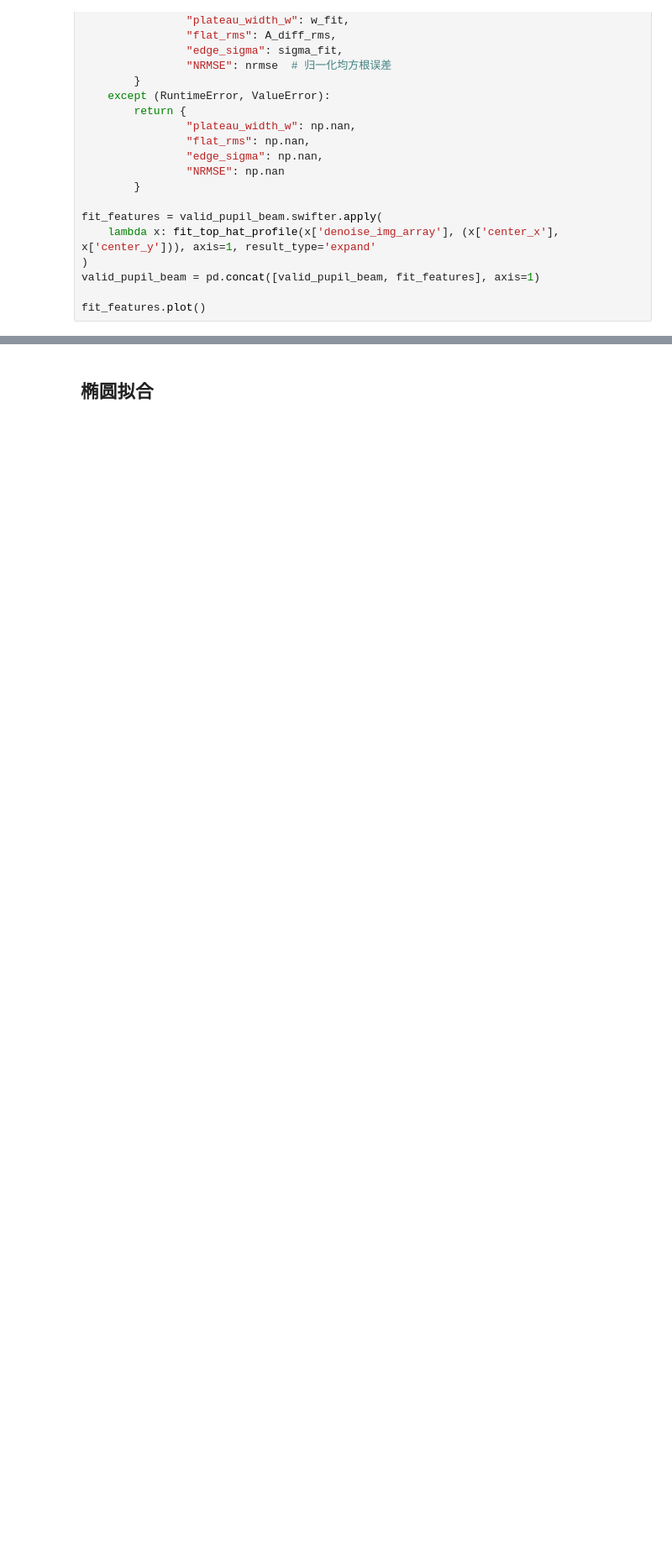
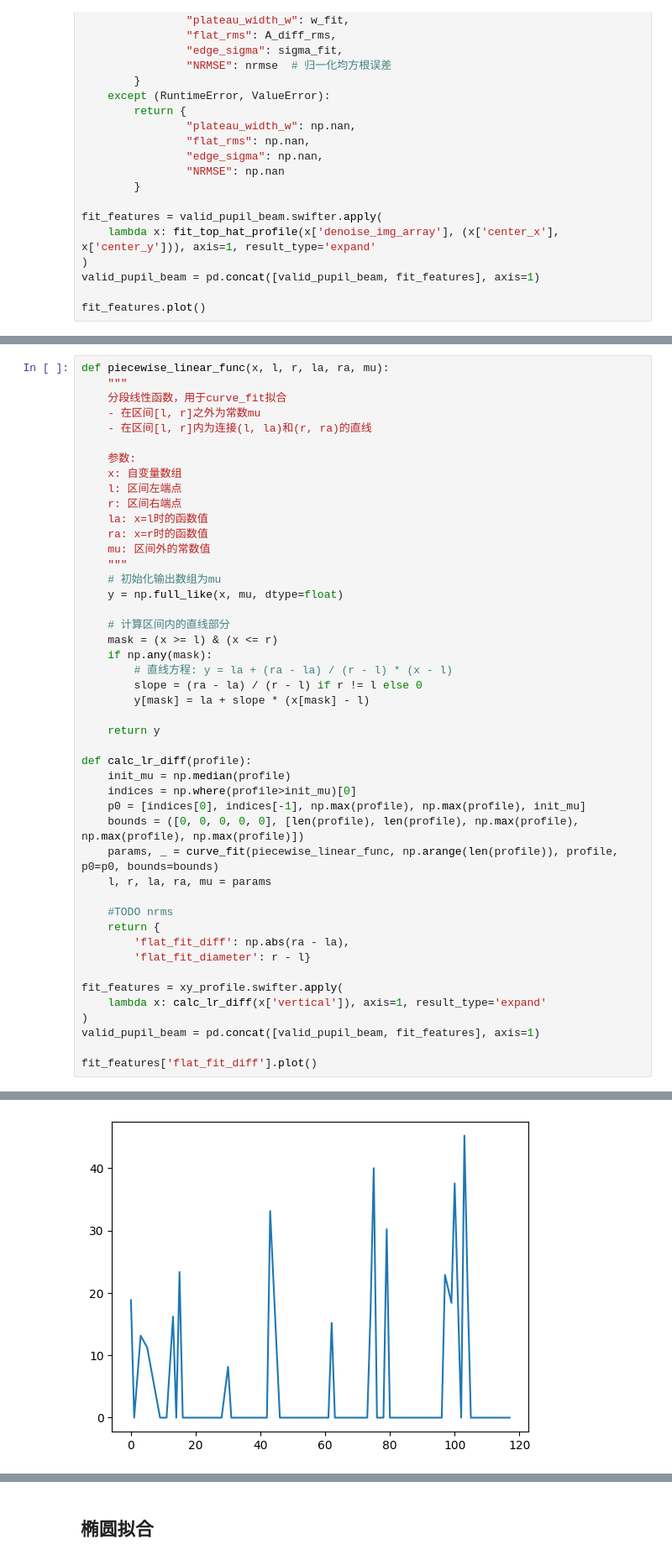
Before and after one commit to ywzhang909/optical_data_mining, a Jupyter notebook: notebooks/data.ipynb, the cells around one changed output, grey strips where cells are left out. Shown at 84% size. Saved outputs shown, nothing was run; the diff lists cells and outputs as text; blank space fills up the shorter version.

```diff
--- a/notebooks/data.ipynb
+++ b/notebooks/data.ipynb
@@ -621,0 +680,47 @@ fit_features.plot()
+# %%
+def piecewise_linear_func(x, l, r, la, ra, mu):
+    """
+    分段线性函数，用于curve_fit拟合
+    - 在区间[l, r]之外为常数mu
+    - 在区间[l, r]内为连接(l, la)和(r, ra)的直线
+
+    参数:
+    x: 自变量数组
+    l: 区间左端点
+    r: 区间右端点
+    la: x=l时的函数值
+    ra: x=r时的函数值
+    mu: 区间外的常数值
+    """
+    # 初始化输出数组为mu
+    y = np.full_like(x, mu, dtype=float)
+
+    # 计算区间内的直线部分
+    mask = (x >= l) & (x <= r)
+    if np.any(mask):
+        # 直线方程: y = la + (ra - la) / (r - l) * (x - l)
+        slope = (ra - la) / (r - l) if r != l else 0
+        y[mask] = la + slope * (x[mask] - l)
+
+    return y
+
+def calc_lr_diff(profile):
+    init_mu = np.median(profile)
+    indices = np.where(profile>init_mu)[0]
+    p0 = [indices[0], indices[-1], np.max(profile), np.max(profile), init_mu]
+    bounds = ([0, 0, 0, 0, 0], [len(profile), len(profile), np.max(profile), np.max(profile), np.max(profile)])
+    params, _ = curve_fit(piecewise_linear_func, np.arange(len(profile)), profile, p0=p0, bounds=bounds)
+    l, r, la, ra, mu = params
+
+    #TODO nrms
+    return {
+        'flat_fit_diff': np.abs(ra - la),
+        'flat_fit_diameter': r - l}
+
+fit_features = xy_profile.swifter.apply(
+    lambda x: calc_lr_diff(x['vertical']), axis=1, result_type='expand'
+)
+valid_pupil_beam = pd.concat([valid_pupil_beam, fit_features], axis=1)
+
+fit_features['flat_fit_diff'].plot()
+# %% [output]
@@ -621,0 +728 @@ fit_features.plot()
+[figure, added]
```
Also changed, not shown: parts of 14 cells of this notebook, 7 other files.
